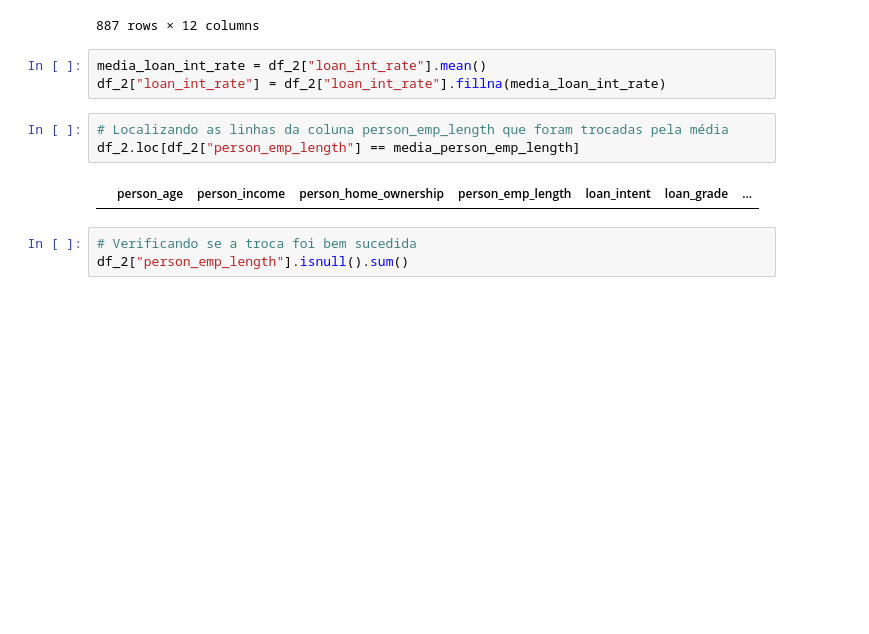
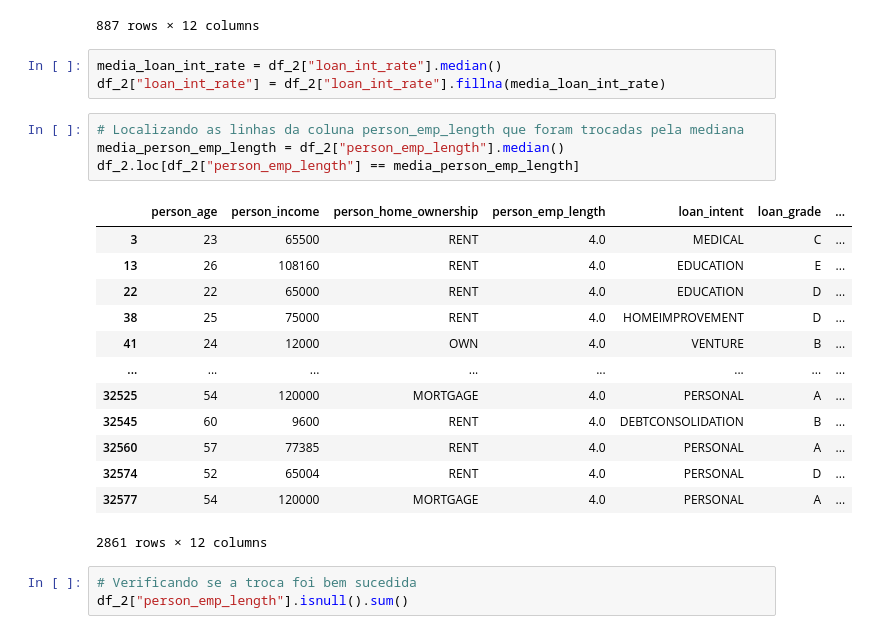
Before and after one commit to JailonWilliam/credit-risk-classifier, a Jupyter notebook: main.ipynb, the cells around one changed output. Drawn from its saved outputs; the diff is of its cells as text; blank space fills up the shorter version.

```diff
--- a/main.ipynb
+++ b/main.ipynb
@@ -459,13 +459,26 @@ df_2.loc[df_2["person_emp_length"].isnull()]
 | 32471 | 53 | 54000 | RENT | NaN | MEDICAL | D | ... |
 887 rows × 12 columns
 # %%
-media_loan_int_rate = df_2["loan_int_rate"].mean()
+media_loan_int_rate = df_2["loan_int_rate"].median()
 df_2["loan_int_rate"] = df_2["loan_int_rate"].fillna(media_loan_int_rate)
 # %%
-# Localizando as linhas da coluna person_emp_length que foram trocadas pela média
+# Localizando as linhas da coluna person_emp_length que foram trocadas pela mediana
+media_person_emp_length = df_2["person_emp_length"].median()
 df_2.loc[df_2["person_emp_length"] == media_person_emp_length]
 # %% [output]
 |  | person_age | person_income | person_home_ownership | person_emp_length | loan_intent | loan_grade | ... |
+| 3 | 23 | 65500 | RENT | 4.0 | MEDICAL | C | ... |
+| 13 | 26 | 108160 | RENT | 4.0 | EDUCATION | E | ... |
+| 22 | 22 | 65000 | RENT | 4.0 | EDUCATION | D | ... |
+| 38 | 25 | 75000 | RENT | 4.0 | HOMEIMPROVEMENT | D | ... |
+| 41 | 24 | 12000 | OWN | 4.0 | VENTURE | B | ... |
+| ... | ... | ... | ... | ... | ... | ... | ... |
+| 32525 | 54 | 120000 | MORTGAGE | 4.0 | PERSONAL | A | ... |
+| 32545 | 60 | 9600 | RENT | 4.0 | DEBTCONSOLIDATION | B | ... |
+| 32560 | 57 | 77385 | RENT | 4.0 | PERSONAL | A | ... |
+| 32574 | 52 | 65004 | RENT | 4.0 | PERSONAL | D | ... |
+| 32577 | 54 | 120000 | MORTGAGE | 4.0 | PERSONAL | A | ... |
+2861 rows × 12 columns
 # %%
 # Verificando se a troca foi bem sucedida
 df_2["person_emp_length"].isnull().sum()
```
Also changed, not shown: parts of 27 cells of this notebook, 1 other file.
